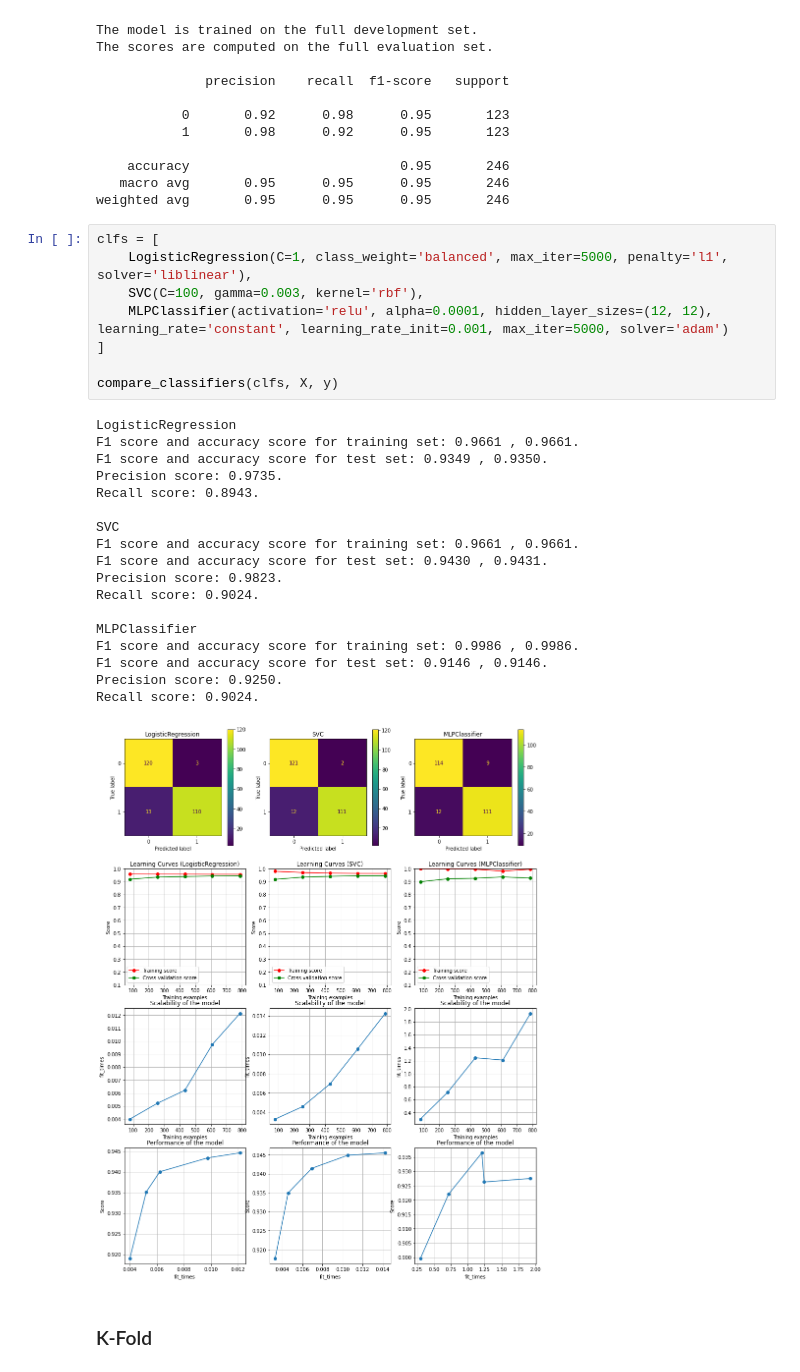
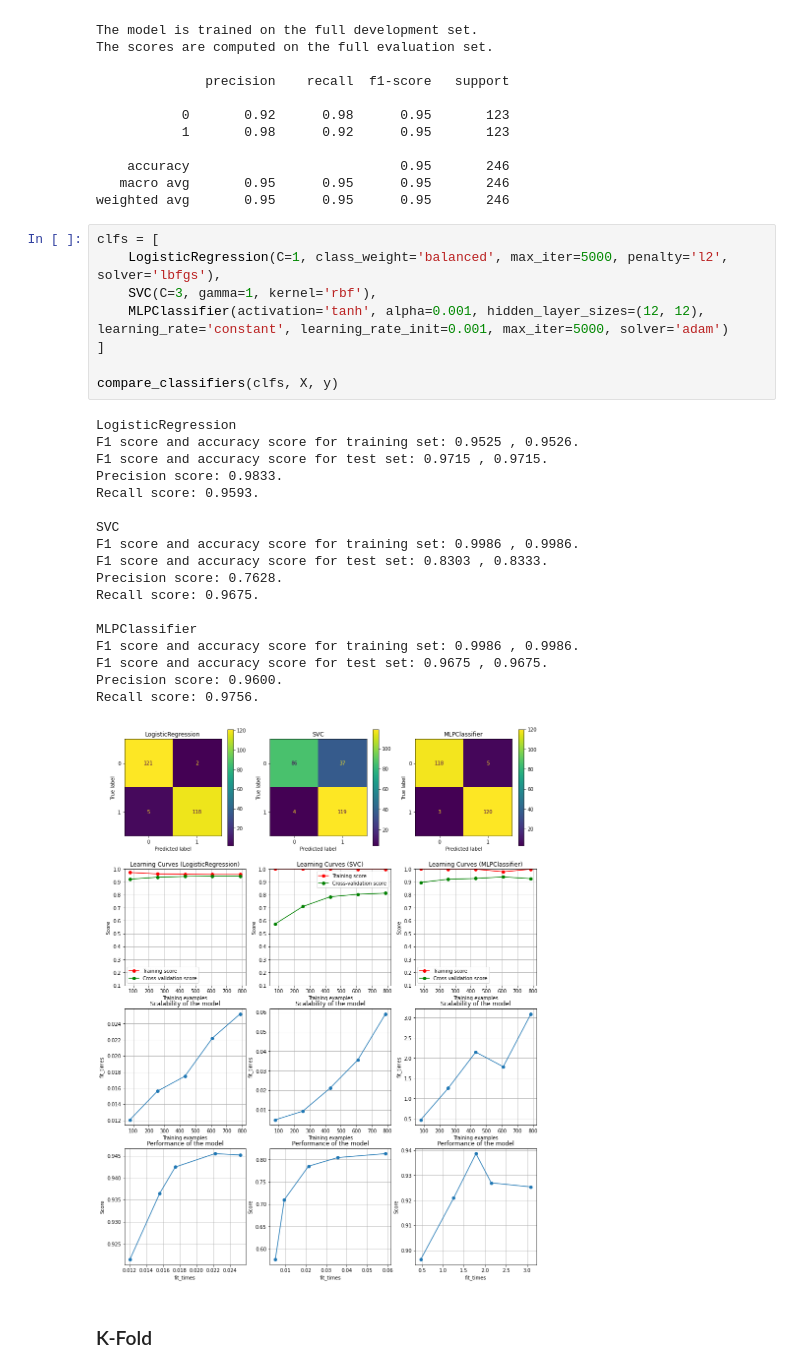
Before and after one commit to alexandreserras/Credit-Card-Fraud-Detection, a Jupyter notebook: Project.ipynb, the cells around one changed output. Drawn from its saved outputs; the diff is of its cells as text.

```diff
--- a/Project.ipynb
+++ b/Project.ipynb
@@ -645,31 +645,31 @@ The scores are computed on the full evaluation set.
 weighted avg       0.95      0.95      0.95       246
 # %%
 clfs = [
-    LogisticRegression(C=1, class_weight='balanced', max_iter=5000, penalty='l1', solver='liblinear'),
-    SVC(C=100, gamma=0.003, kernel='rbf'),
-    MLPClassifier(activation='relu', alpha=0.0001, hidden_layer_sizes=(12, 12), learning_rate='constant', learning_rate_init=0.001, max_iter=5000, solver='adam')
+    LogisticRegression(C=1, class_weight='balanced', max_iter=5000, penalty='l2', solver='lbfgs'),
+    SVC(C=3, gamma=1, kernel='rbf'),
+    MLPClassifier(activation='tanh', alpha=0.001, hidden_layer_sizes=(12, 12), learning_rate='constant', learning_rate_init=0.001, max_iter=5000, solver='adam')
 ]
 
 compare_classifiers(clfs, X, y)
 # %% [output]
 LogisticRegression
-F1 score and accuracy score for training set: 0.9661 , 0.9661.
-F1 score and accuracy score for test set: 0.9349 , 0.9350.
-Precision score: 0.9735.
-Recall score: 0.8943.
+F1 score and accuracy score for training set: 0.9525 , 0.9526.
+F1 score and accuracy score for test set: 0.9715 , 0.9715.
+Precision score: 0.9833.
+Recall score: 0.9593.
 
 SVC
-F1 score and accuracy score for training set: 0.9661 , 0.9661.
-F1 score and accuracy score for test set: 0.9430 , 0.9431.
-Precision score: 0.9823.
-Recall score: 0.9024.
+F1 score and accuracy score for training set: 0.9986 , 0.9986.
+F1 score and accuracy score for test set: 0.8303 , 0.8333.
+Precision score: 0.7628.
+Recall score: 0.9675.
 
 MLPClassifier
 F1 score and accuracy score for training set: 0.9986 , 0.9986.
-F1 score and accuracy score for test set: 0.9146 , 0.9146.
-Precision score: 0.9250.
-Recall score: 0.9024.
+F1 score and accuracy score for test set: 0.9675 , 0.9675.
+Precision score: 0.9600.
+Recall score: 0.9756.
-[figure, old version]
+[figure, new version]
 # %% [markdown]
 ### K-Fold
 # %%
```
Also changed, not shown: parts of 3 cells of this notebook.
